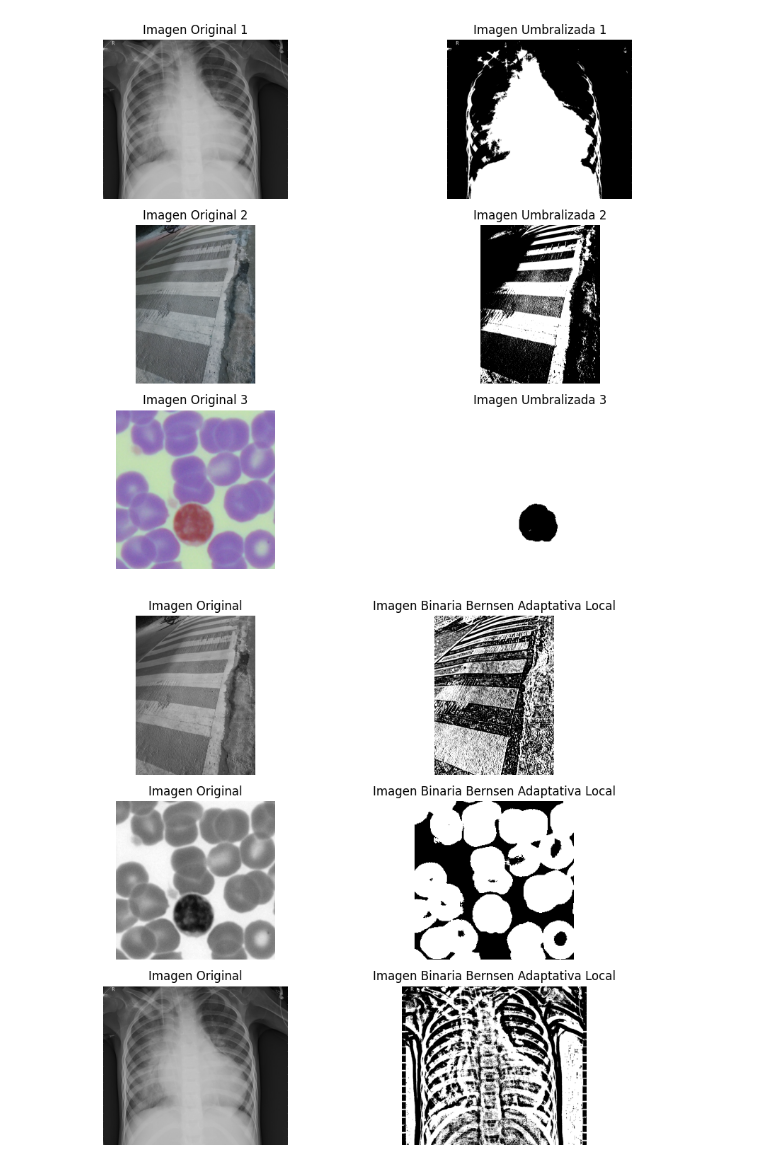
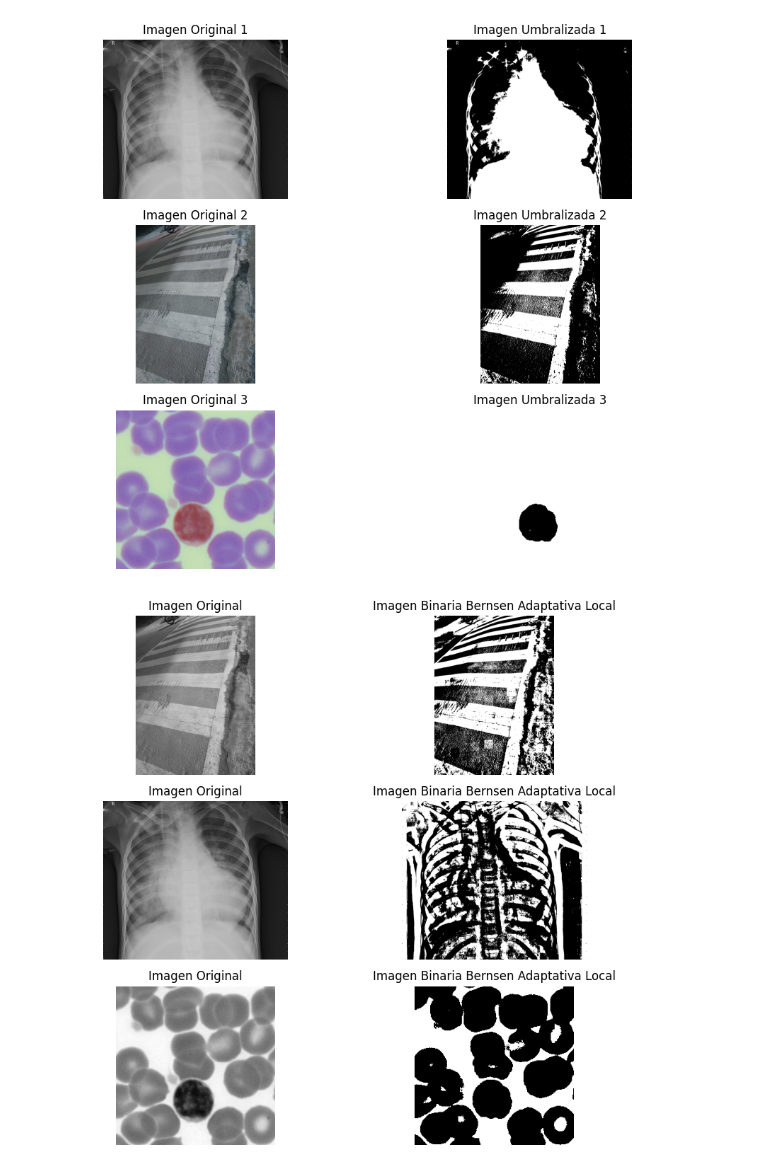
Before and after one commit to AngelRosalesContreras/Practica1-4, a Jupyter notebook: Práctica_1_4.ipynb, the cells around one changed output. Saved outputs shown, nothing was run; the diff lists cells and outputs as text; code cells hidden in the pictures.

```diff
--- a/Práctica_1_4.ipynb
+++ b/Práctica_1_4.ipynb
@@ -193,11 +193,11 @@ def umbralizacion_bernsen_adaptativa(imagen, ventana_tamano, fondo_blanco):
     return imagen_binaria
 
 # Cargar la imagen
-imagen1 = cv2.imread(imagenes[0],cv2.IMREAD_GRAYSCALE)
-imagen3 = cv2.imread(imagenes[1],cv2.IMREAD_GRAYSCALE)
-imagen5 = cv2.imread(imagenes[2],cv2.IMREAD_GRAYSCALE)
+imagen1 = cv2.imread('uno.jpg',cv2.IMREAD_GRAYSCALE)
+imagen3 = cv2.imread('dos.jpeg',cv2.IMREAD_GRAYSCALE)
+imagen5 = cv2.imread('tres.png',cv2.IMREAD_GRAYSCALE)
 
-imagen2 = umbralizacion_bernsen_adaptativa(imagen1, 50, 1) #1 dondo negro
+imagen2 = umbralizacion_bernsen_adaptativa(imagen1, 50, 0) #1 dondo negro
 imagen4 = umbralizacion_bernsen_adaptativa(imagen3, 50, 1)
 imagen6 = umbralizacion_bernsen_adaptativa(imagen5, 50, 0) #0 fondo blanco
 
@@ -218,33 +218,33 @@ plt.title('Imagen Binaria Bernsen Adaptativa Local')
 plt.axis('off')
 
 # Subplot 3
 plt.subplot(3, 2, 3)
 plt.imshow(imagen3, cmap='gray')
 plt.title('Imagen Original')
 plt.axis('off')
 
 # Subplot 4
 plt.subplot(3, 2, 4)
 plt.imshow(imagen4, cmap='gray')
 plt.title('Imagen Binaria Bernsen Adaptativa Local')
 plt.axis('off')
 
 # Subplot 5
 plt.subplot(3, 2, 5)
 plt.imshow(imagen5, cmap='gray')
 plt.title('Imagen Original')
 plt.axis('off')
 
 # Subplot 6
 plt.subplot(3, 2, 6)
 plt.imshow(imagen6, cmap='gray')
 plt.title('Imagen Binaria Bernsen Adaptativa Local')
 plt.axis('off')
 
 # Ajustar el diseño y mostrar la figura
 plt.tight_layout()
 plt.show()
 # %% [output]
-[figure, old version]
+[figure, new version]
 # %%
 print()
```
